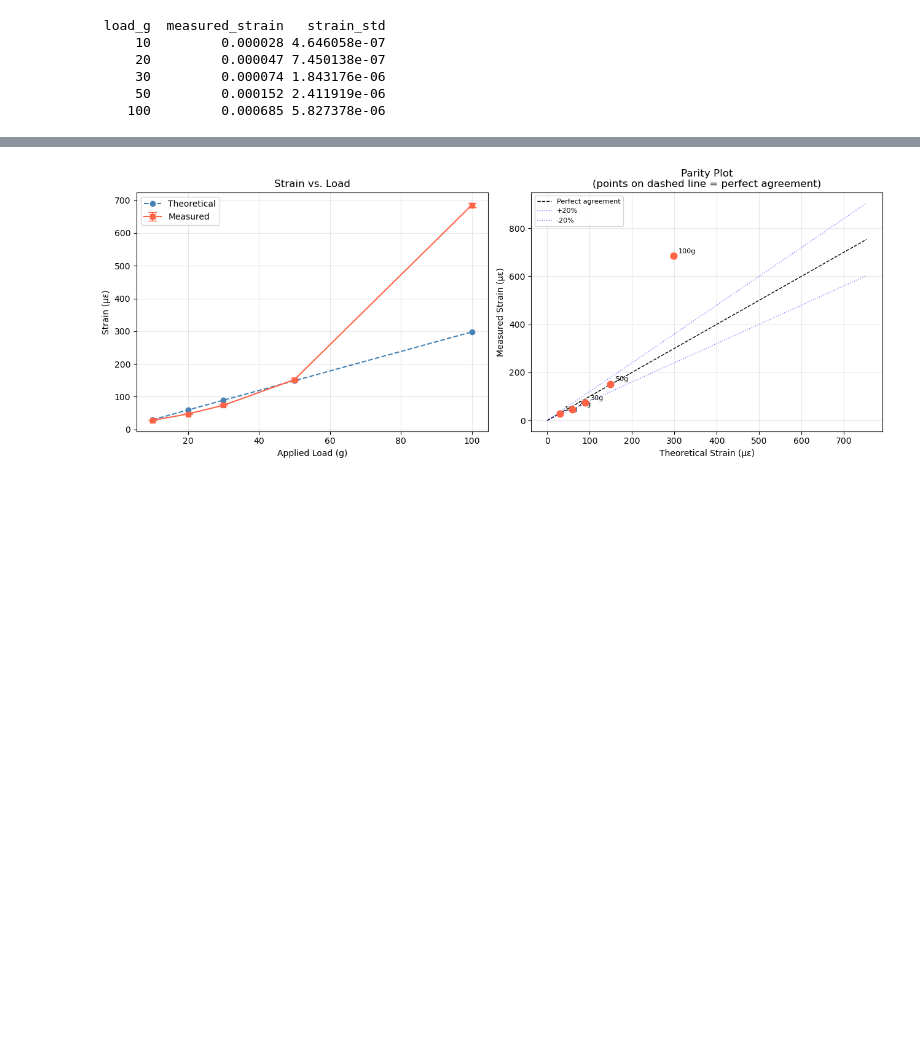
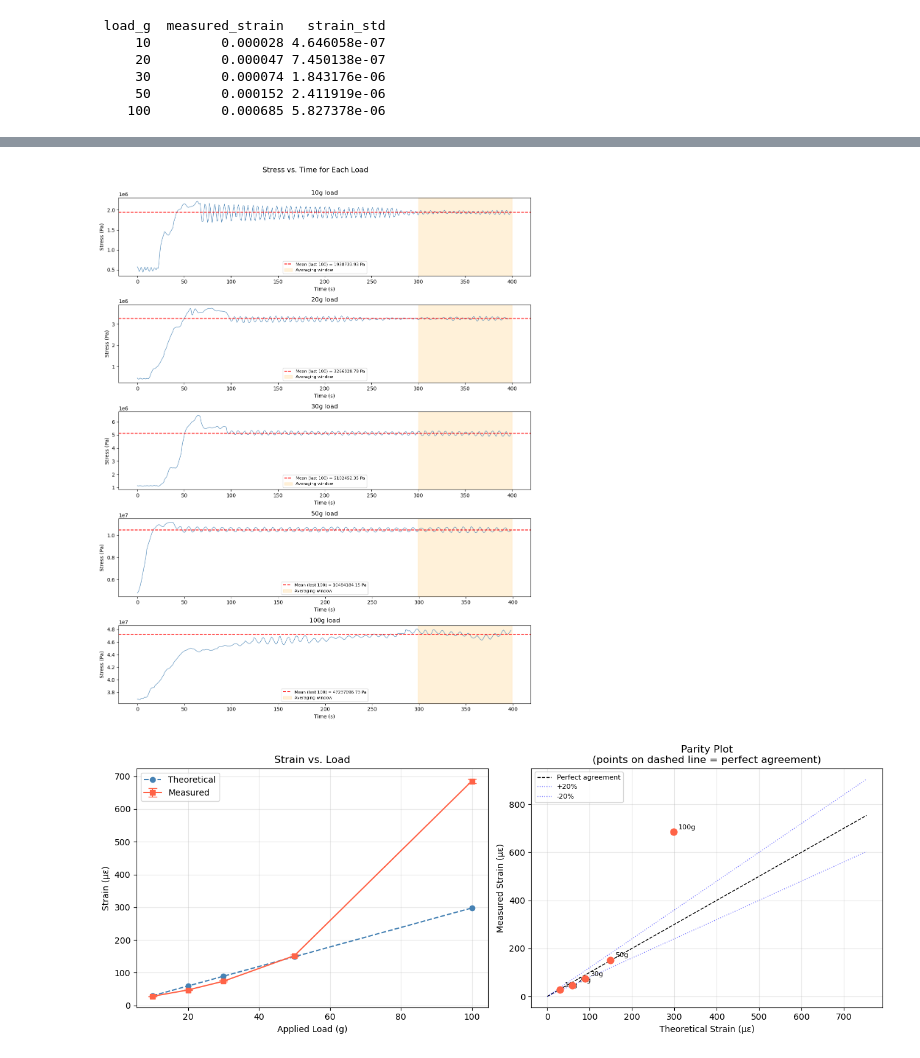
Before and after one commit to cmahoneyy/geng360-mahoney, a Jupyter notebook: Lab 4 - Beam/strain_post_processing.ipynb, the cells around one changed output, grey strips where cells are left out. Cells and saved outputs as stored; diff of their text form; code cells hidden in the pictures; blank space fills up the shorter version.

```diff
--- a/Lab 4 - Beam/strain_post_processing.ipynb
+++ b/Lab 4 - Beam/strain_post_processing.ipynb
@@ -167,3 +168,43 @@ print(display_df.to_string(index=False)) # convert to string for printing, hide
+# %%
+g_to_N = 9.81 / 1000   # grams-force → Newtons
+
+fig, axes = plt.subplots(len(loads_g), 1, figsize=(12, 3 * len(loads_g)), sharex=False)
+
+for ax, load in zip(axes, loads_g):
+
+    df = pd.read_csv(DATA_DIR + files[load])
+
+    # --- SAME preprocessing as strain ---
+    raw_diff = df["strain (raw)"] - unstrained_mean
+    df["vr"] = (raw_diff / 128) * (VCC / 16777215) / VCC
+    df["strain"] = (4 * df["vr"]) / (GF * (1 + 2 * df["vr"]))
+
+    # --- Convert strain → stress ---
+    df["stress_Pa"] = df["strain"] * E_pa
+
+    # Mean over last 100 samples
+    mean_stress = df["stress_Pa"].tail(100).mean()
+
+    # --- Plot (NO 1e6 scaling unless you want MPa) ---
+    ax.plot(df["stress_Pa"], color="steelblue", linewidth=0.8)
+
+    ax.axhline(mean_stress, color="red", linestyle="--",
+               label=f"Mean (last 100) = {mean_stress:.2f} Pa")
+
+    ax.axvspan(len(df) - 100, len(df),
+               alpha=0.15, color="orange", label="Averaging window")
+
+    ax.set_title(f"{load}g load")
+    ax.set_xlabel("Time (s)")
+    ax.set_ylabel("Stress (Pa)")
+    ax.legend(fontsize=8)
+
+plt.suptitle("Stress vs. Time for Each Load", fontsize=14, y=1.01)
+mplcursors.cursor(hover=False)
+plt.tight_layout()
+plt.show()
+# %% [output]
+[figure, added]
 # %%
 fig, axes = plt.subplots(1, 2, figsize=(13, 5))
 
```
Also changed, not shown: parts of 2 cells of this notebook, 2 other files.
